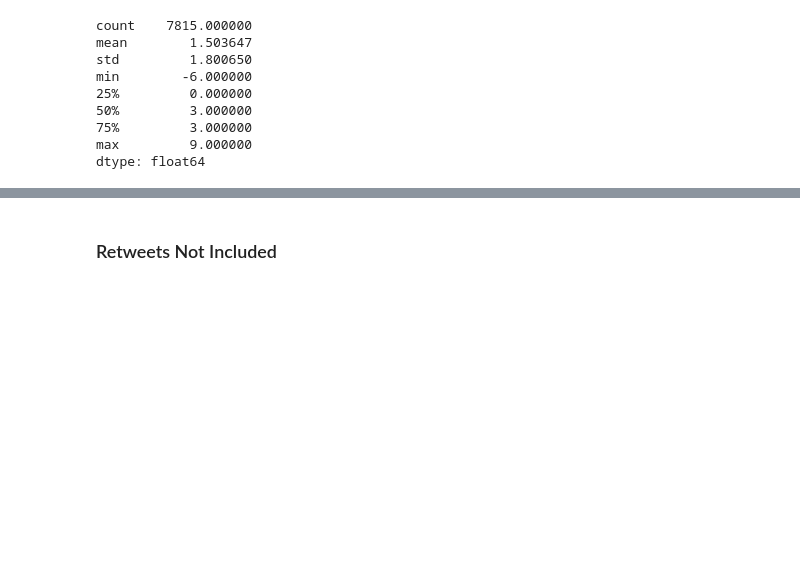
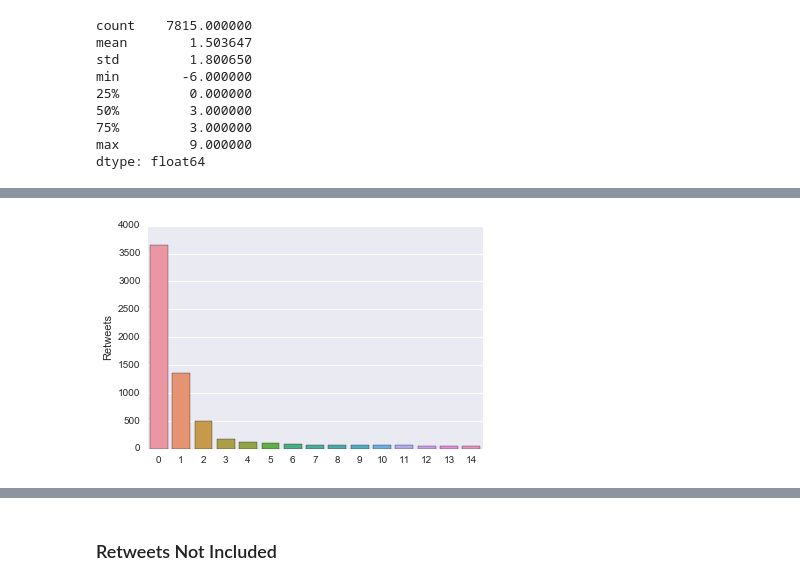
Before and after one commit to JDallasGriffin/SocialMediaAnalytics, a Jupyter notebook: Project/Project_SentimentAnalysis.ipynb, the cells around one changed output, grey strips where cells are left out. Cells and saved outputs as stored; diff of their text form; code cells hidden in the pictures; blank space fills up the shorter version.

```diff
--- a/Project/Project_SentimentAnalysis.ipynb
+++ b/Project/Project_SentimentAnalysis.ipynb
@@ -237,3 +280,7 @@ min        -6.000000
 75%         3.000000
 max         9.000000
 dtype: float64
+# %%
+cleanRT = mrclean.sort_values(by='retweet_count', ascending=False).reset_index().drop('index', axis=1)
+cleanRT = cleanRT[['retweet_count', 'text']]
+cleanRT.head()
@@ -239,0 +294,7 @@ dtype: float64
+# %%
+ax = sns.barplot(x=cleanRT.index[:15], y=cleanRT['retweet_count'][:15])
+ax.set(ylabel='Retweets')
+
+plt.show()
+# %% [output]
+[figure, added]
```
Also changed, not shown: parts of 9 cells of this notebook.
